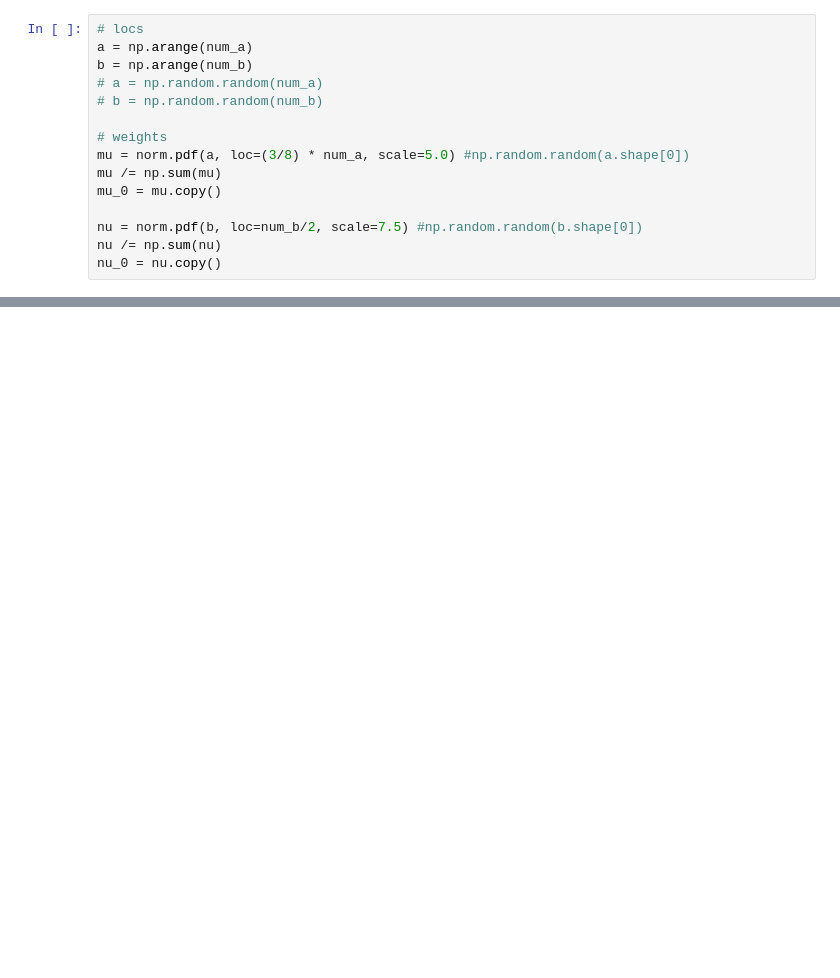
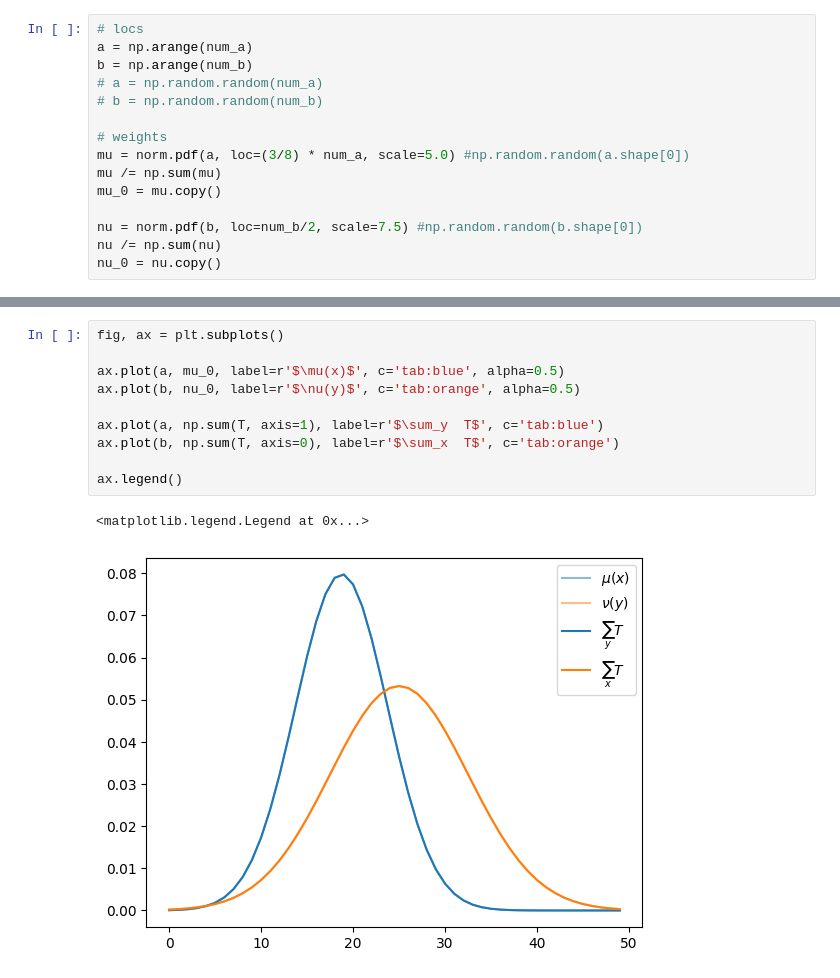
Before and after one commit to Langbridge/constrained-ot, a Jupyter notebook: first-paper/applications_script.ipynb, the cells around one changed output, grey strips where cells are left out. Cells and saved outputs as stored; diff of their text form; blank space fills up the shorter version.

```diff
--- a/first-paper/applications_script.ipynb
+++ b/first-paper/applications_script.ipynb
@@ -71,3 +85,16 @@ cbar = plt.colorbar()
+# %%
+fig, ax = plt.subplots()
+
+ax.plot(a, mu_0, label=r'$\mu(x)$', c='tab:blue', alpha=0.5)
+ax.plot(b, nu_0, label=r'$\nu(y)$', c='tab:orange', alpha=0.5)
+
+ax.plot(a, np.sum(T, axis=1), label=r'$\sum_y  T$', c='tab:blue')
+ax.plot(b, np.sum(T, axis=0), label=r'$\sum_x  T$', c='tab:orange')
+
+ax.legend()
+# %% [output]
+<matplotlib.legend.Legend at 0x...>
+[figure, added]
 # %%
 T = K.copy()
 
```
Also changed, not shown: parts of 18 cells of this notebook, 3 other files.
